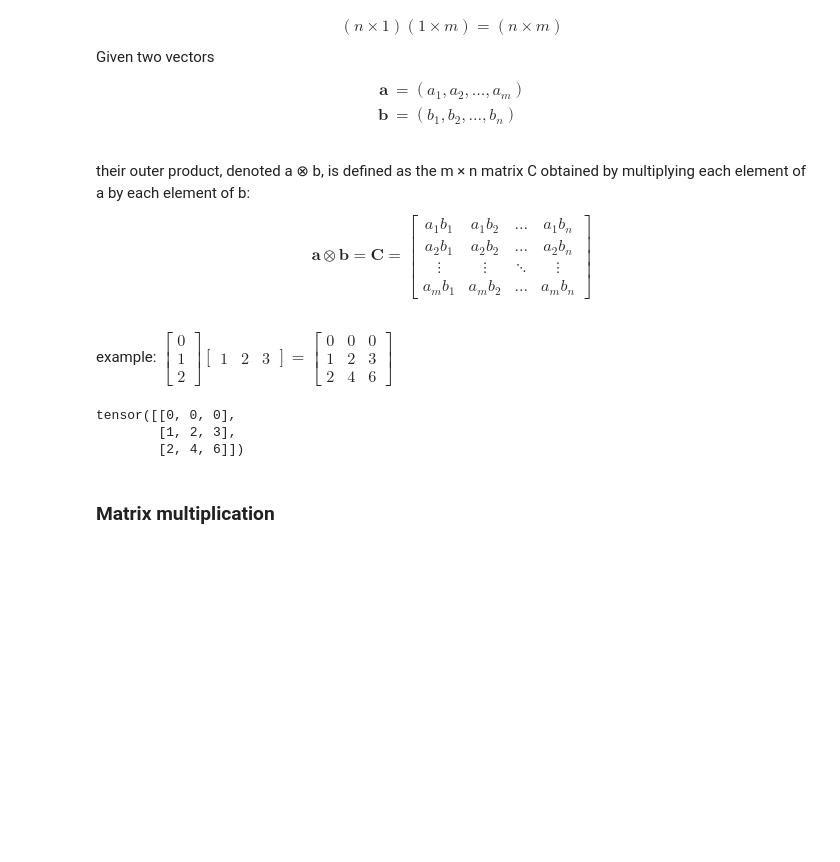
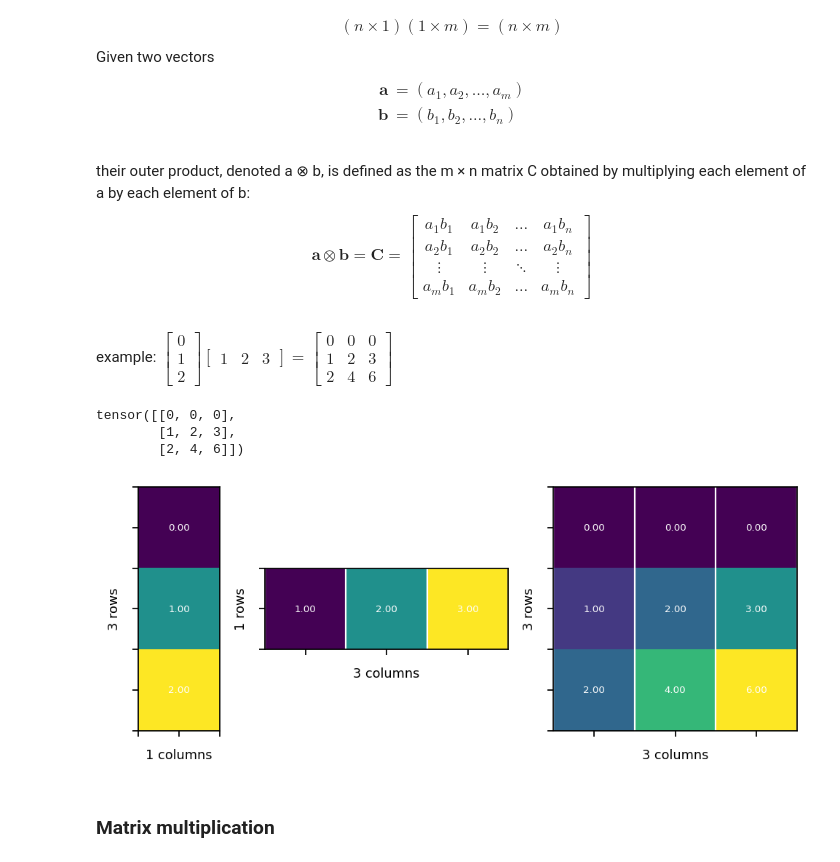
Before and after one commit to FlowModelingControl/flowtorch, a Jupyter notebook: docs/source/notebooks/linear_algebra_basics.ipynb, the cells around one changed output. Saved outputs shown, nothing was run; the diff lists cells and outputs as text; code cells hidden in the pictures; blank space fills up the shorter version.

```diff
--- a/docs/source/notebooks/linear_algebra_basics.ipynb
+++ b/docs/source/notebooks/linear_algebra_basics.ipynb
@@ -309,13 +319,16 @@ example:
 $\begin{bmatrix}0 \\ 1 \\ 2 \end{bmatrix}\begin{bmatrix}1&2&3 \end{bmatrix}=\begin{bmatrix}0&0&0\\1&2&3 \\2&4&6\end{bmatrix}\,$
 # %%
 a = pt.tensor([[0, 1, 2]]).view(3, 1)
-b = pt.tensor([1,2,3]).view(1, 3)
+b = pt.tensor([1 ,2 ,3]).view(1, 3)
 c = pt.mm(a, b)
+assert pt.equal(c, pt.tensor([[0, 0, 0],[1, 2, 3],[2, 4, 6]]))
+vis.plot_vector_multiplication_as_heatmap(a, b, c, annotate=True)
 c
 # %% [output]
 tensor([[0, 0, 0],
         [1, 2, 3],
         [2, 4, 6]])
+[figure, added]
 # %% [markdown]
 ### Matrix multiplication
 # %% [markdown]
```
Also changed, not shown: parts of 31 cells of this notebook, 1 other file.
